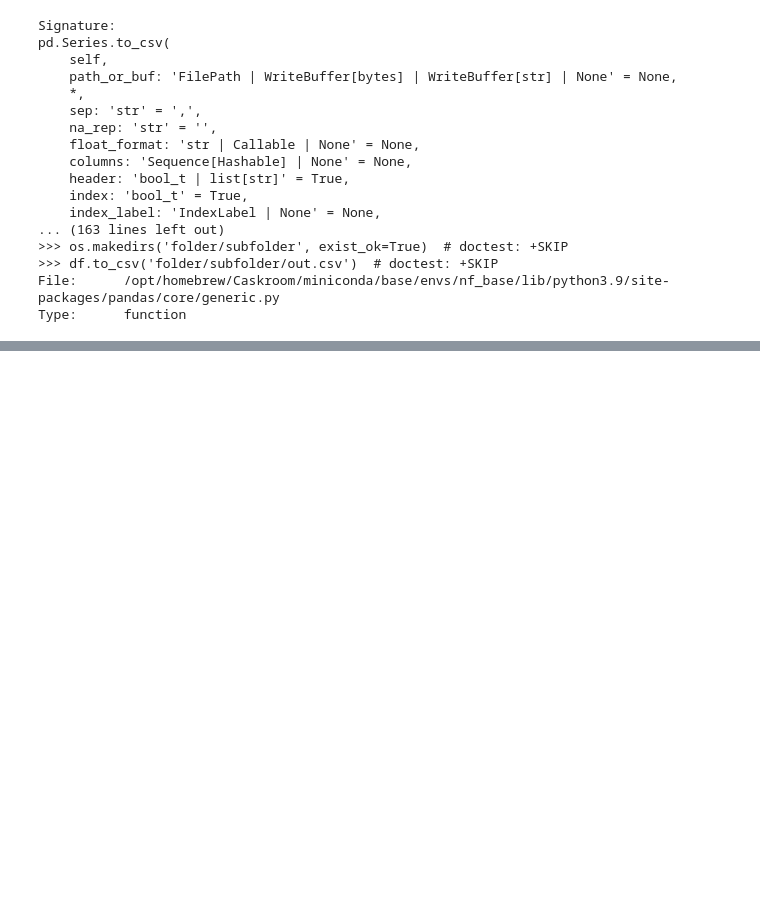
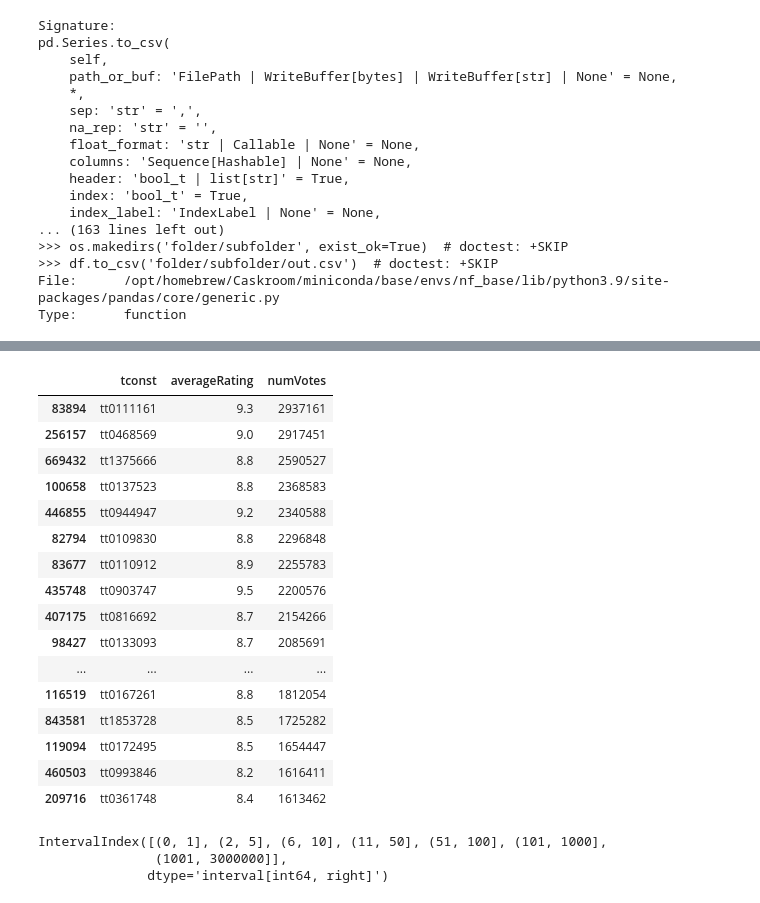
Before and after one commit to tk87-hono/data_analytics_24_4-Capstone_Movie_Group, a Jupyter notebook: first_filtering.ipynb, the cells around one changed output, grey strips where cells are left out. Drawn from its saved outputs; the diff is of its cells as text; code cells hidden in the pictures; blank space fills up the shorter version.

```diff
--- a/first_filtering.ipynb
+++ b/first_filtering.ipynb
@@ -108,0 +118,2 @@ Type:      function
+# %%
+df_title_ratings = pd.read_csv("Data/title.principals/title.ratings.csv")
@@ -108,0 +129,20 @@ Type:      function
+# %%
+df_title_ratings.sort_values(by="numVotes", ascending=False).head(20)
+# %% [output]
+|  | tconst | averageRating | numVotes |
+| 83894 | tt0111161 | 9.3 | 2937161 |
+| 256157 | tt0468569 | 9.0 | 2917451 |
+| 669432 | tt1375666 | 8.8 | 2590527 |
+| 100658 | tt0137523 | 8.8 | 2368583 |
+| 446855 | tt0944947 | 9.2 | 2340588 |
+| 82794 | tt0109830 | 8.8 | 2296848 |
+| 83677 | tt0110912 | 8.9 | 2255783 |
+| 435748 | tt0903747 | 9.5 | 2200576 |
+| 407175 | tt0816692 | 8.7 | 2154266 |
+| 98427 | tt0133093 | 8.7 | 2085691 |
+| ... | ... | ... | ... |
+| 116519 | tt0167261 | 8.8 | 1812054 |
+| 843581 | tt1853728 | 8.5 | 1725282 |
+| 119094 | tt0172495 | 8.5 | 1654447 |
+| 460503 | tt0993846 | 8.2 | 1616411 |
+| 209716 | tt0361748 | 8.4 | 1613462 |
@@ -108,0 +158,7 @@ Type:      function
+# %%
+bins = pd.IntervalIndex.from_tuples([(0, 1), (2, 5), (6, 10), (11, 50), (51, 100), (101, 1000), (1001, 3_000_000)])
+bins
+# %% [output]
+IntervalIndex([(0, 1], (2, 5], (6, 10], (11, 50], (51, 100], (101, 1000],
+               (1001, 3000000]],
+              dtype='interval[int64, right]')
```
Also changed, not shown: parts of 14 cells of this notebook, 3 other files.
